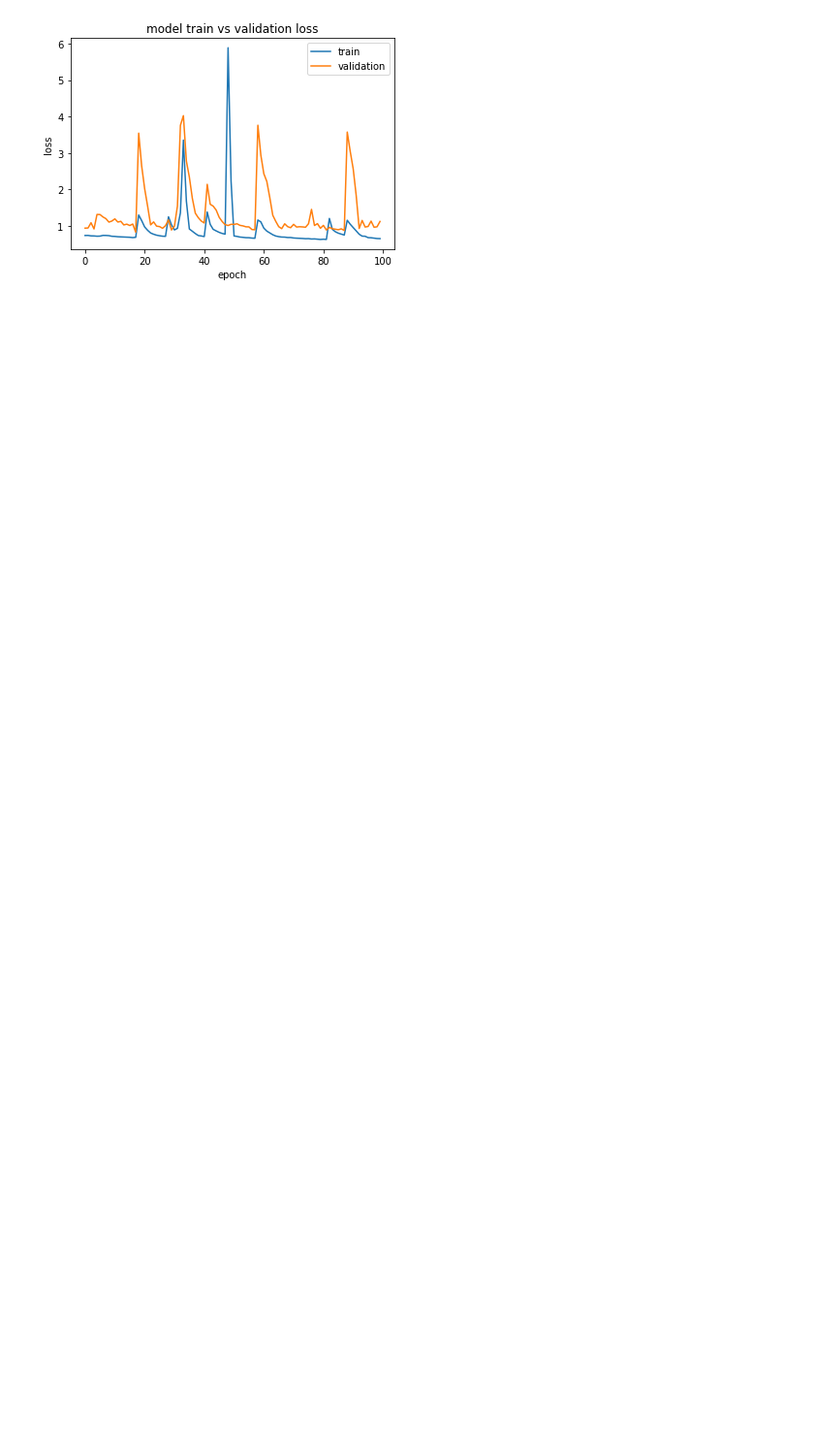
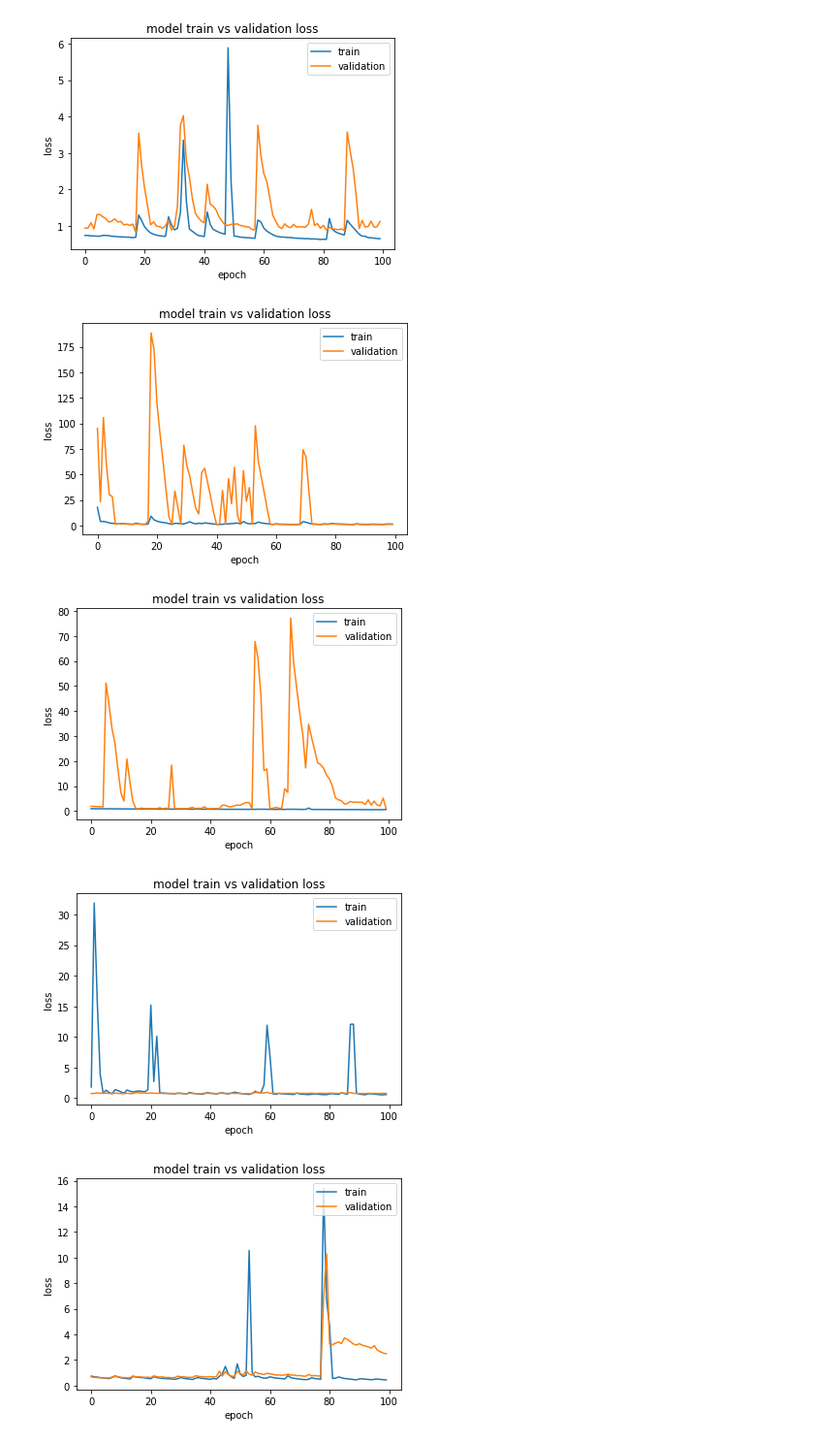
Before and after one commit to Syed-Osama-Hussain/Imagined-Speech-Prediction-from-EEG, a Jupyter notebook: Combined_matrices_model.ipynb, the cells around one changed output. Shown at 97% size. Cells and saved outputs as stored; diff of their text form; code cells hidden in the pictures; blank space fills up the shorter version.

```diff
--- a/Combined_matrices_model.ipynb
+++ b/Combined_matrices_model.ipynb
@@ -283,0 +315,14 @@ Loss Comparison ====================================================
+# %%
+for history in histories:
+  plt.plot(history.history['loss'])
+  plt.plot(history.history['val_loss'])
+  plt.title('model train vs validation loss')
+  plt.ylabel('loss')
+  plt.xlabel('epoch')
+  plt.legend(['train', 'validation'], loc='upper right')
+  plt.show()
+# %% [output]
+[figure, added]
+[figure, added]
+[figure, added]
+[figure, added]
```
Also changed, not shown: parts of 10 cells of this notebook.
